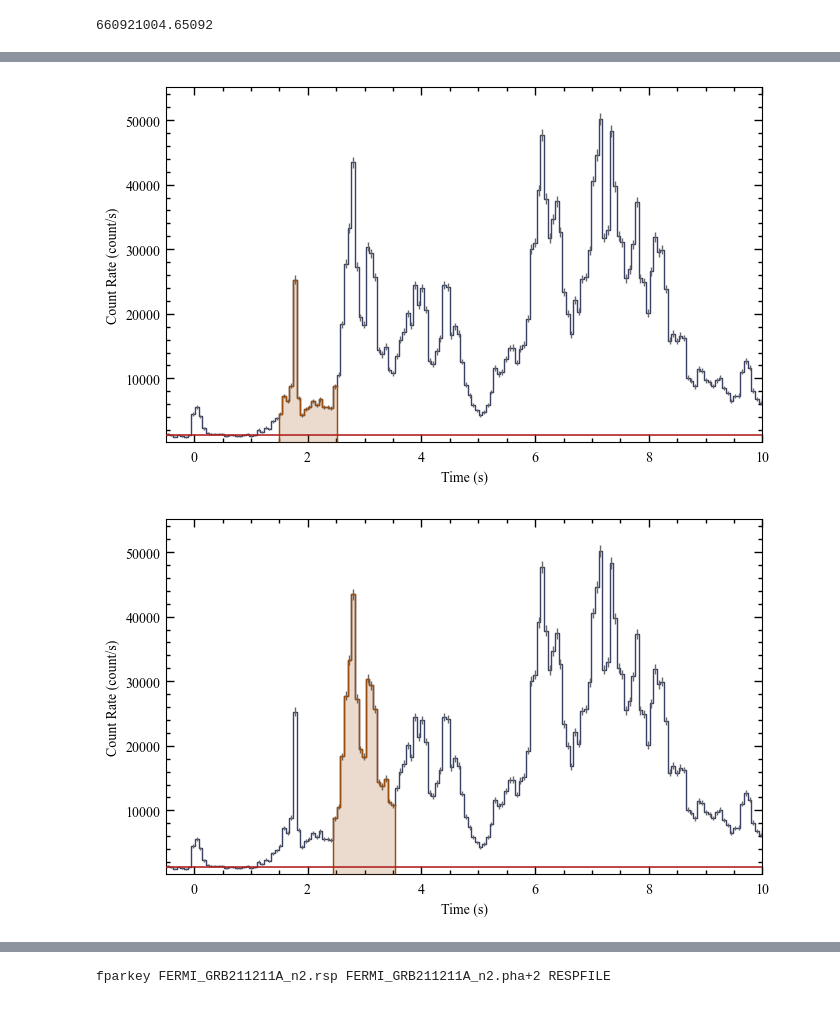
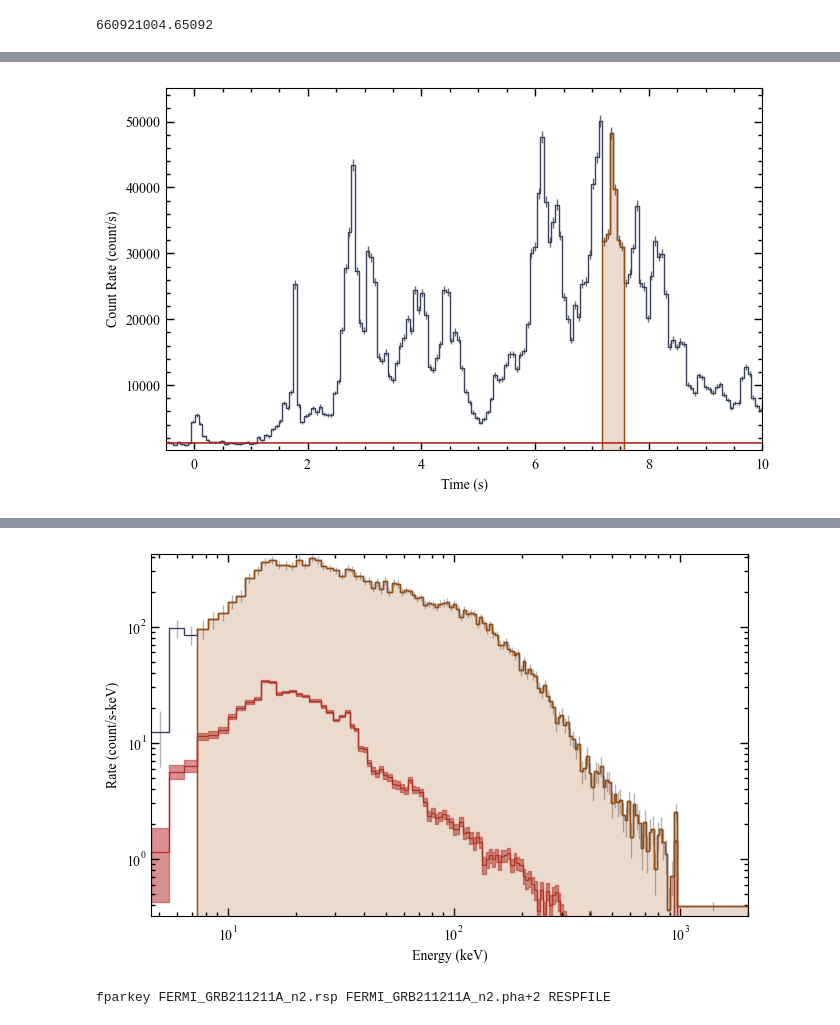
Before and after one commit to AndreasRamsli/GRB, a Jupyter notebook: xspec/GRB211211A/GRB211211A_analysis.ipynb, the cells around one changed output, grey strips where cells are left out. Cells and saved outputs as stored; diff of their text form; code cells hidden in the pictures.

Commit message:
new intervals for GRB211211A

```diff
--- a/xspec/GRB211211A/GRB211211A_analysis.ipynb
+++ b/xspec/GRB211211A/GRB211211A_analysis.ipynb
@@ -336,0 +347,14 @@ plt.show()
+# %%
+import math
+
+I = [(bins[99],bins[104]),
+    (bins[105],bins[108]),
+    (bins[115],bins[120]),
+    (bins[121],bins[125])]
+
+# Define the interval size in seconds
+interval_size = 0.064
+
+# Round the start and end times of each interval to the nearest multiple of the interval size
+I_rounded = [(round(math.floor(b[0]/interval_size)*interval_size,4), round(math.ceil(b[1]/interval_size)*interval_size,4)) for b in I]
+print(I_rounded)
@@ -674,24 +679,15 @@ NormaltestResult(statistic=3.474402978710116, pvalue=0.17601228427633422)
 # %%
 # Now, we need to define a time interval of interest.  It could be a single bin, or it could be multiple bins.  Let's select the brightest two bins in this view.
 # our lightcurve source selection
+src_time = I_rounded[3]
+time_selection = I_rounded[3]
 
-#intervals
-P = [[1.5, 2.5],
-     [2.5, 3.5],
-     [3.5, 4.5],
-     [5.5, 6.5],
-     [6.8, 7.25],
-     [7.25,7.55],
-     [7.65, 7.9]]
 
-for i, p in enumerate(P):
-    src_time = (p[0],p[1])
-    src_lc = phaii.to_lightcurve(time_range=src_time, energy_range=erange)
+src_lc = phaii.to_lightcurve(time_range=src_time, energy_range=erange)
 
-    lcplot = Lightcurve(data=lc_data, background=lc_bkgd)
-    lcplot.add_selection(src_lc)
-    lcplot.xlim = view_range
-    plt.show()
+lcplot = Lightcurve(data=lc_data, background=lc_bkgd)
+lcplot.add_selection(src_lc)
+lcplot.xlim = view_range
+plt.show()
 # %% [output]
-[figure, old version]
+[figure, new version]
-[figure, removed]
@@ -703,19 +694,18 @@ for i, p in enumerate(P):
 # %%
-for i, p in enumerate(P):
-    time_selection = (p[0],p[1])
-    src_time=(-0.5,10)
-    #spec_data = tte.to_spectrum(time_range=(-0.5,10))
-    spec_data = phaii.to_spectrum(time_range=src_time)
+#spec_data = tte.to_spectrum(time_range=(-0.5,10))
+spec_data = phaii.to_spectrum(time_range=src_time)
 
-    # the background model integrated over the source selection time
-    spec_bkgd = bkgd.integrate_time(*src_time)
+# the background model integrated over the source selection time
+spec_bkgd = bkgd.integrate_time(*src_time)
 
-    # and the energy range selection that was made
-    spec_selection = phaii.to_spectrum(time_range=time_selection, energy_range=erange)
+# and the energy range selection that was made
+spec_selection = phaii.to_spectrum(time_range=time_selection, energy_range=erange)
 
-    specplot = Spectrum(data=spec_data, background=spec_bkgd)
-    specplot.add_selection(spec_selection)
-    plt.show()
+specplot = Spectrum(data=spec_data, background=spec_bkgd)
+specplot.add_selection(spec_selection)
+plt.show()
+# %% [output]
+[figure, added]
 # %%
 GRB_id = 'FERMI_GRB211211A'
 pha = tte.to_pha(time_ranges=src_time)
```
Also changed, not shown: parts of 44 cells of this notebook, 58 other files.
